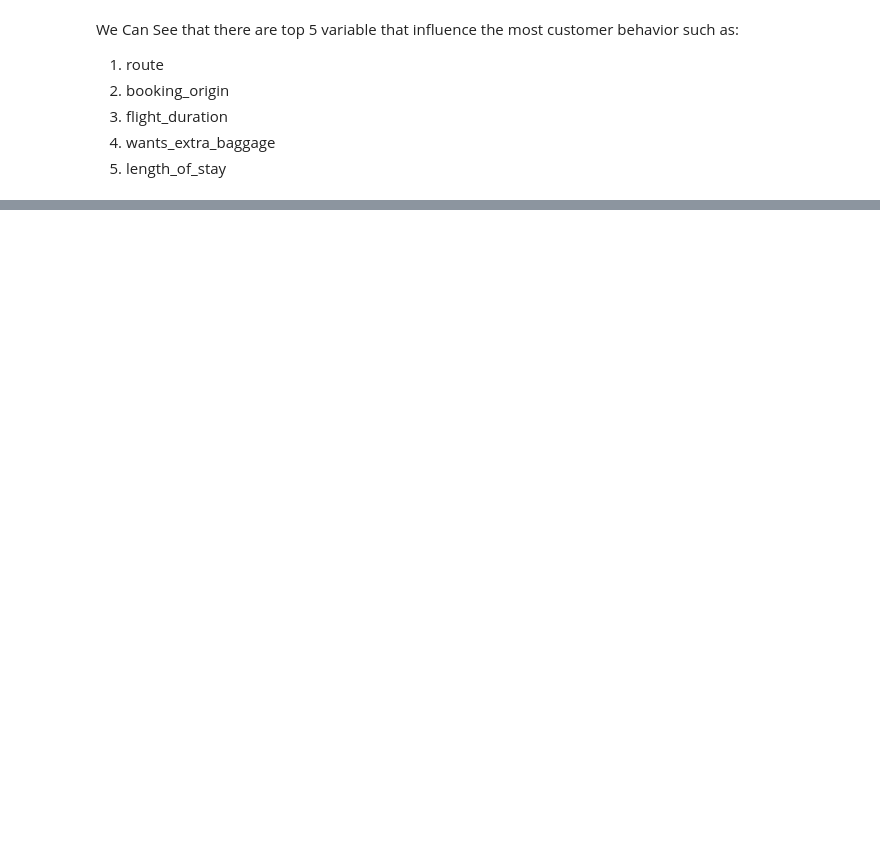
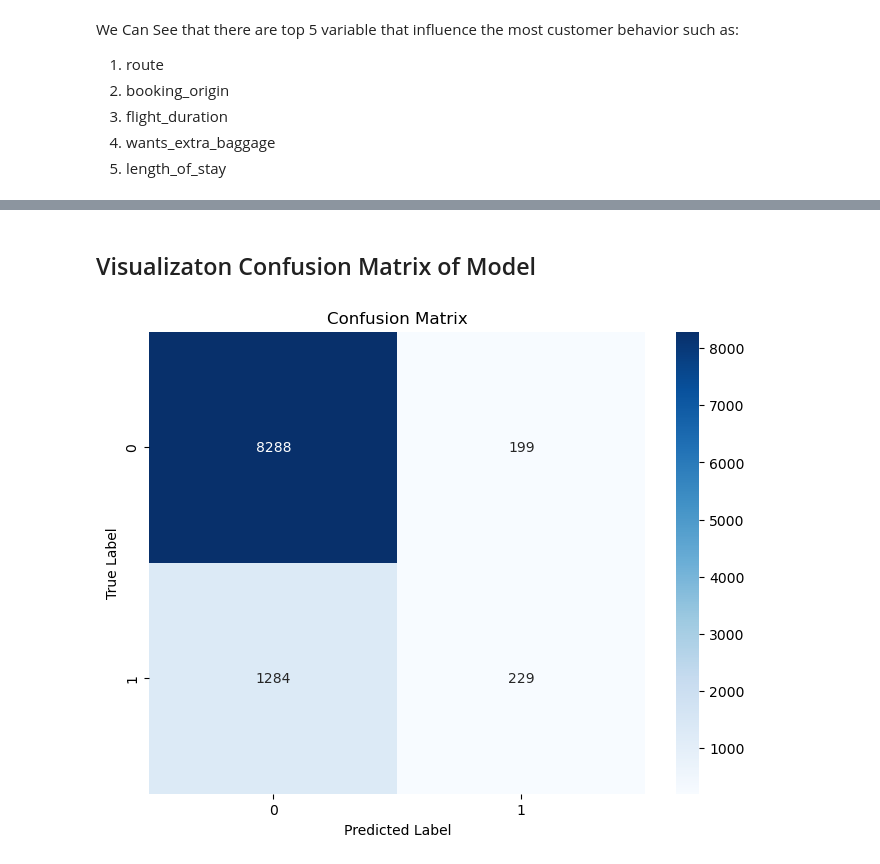
Before and after one commit to Aji-prakoso/British-Airways-Lounge-Estimation-Customer-Behavior, a Jupyter notebook: Predicting customer buying behaviour/Getting_Started.ipynb, the cells around one changed output, grey strips where cells are left out. Cells and saved outputs as stored; diff of their text form; code cells hidden in the pictures; blank space fills up the shorter version.

Commit message:
Update Preprocessing, Split Data, Train model, Hyperparameter

```diff
--- a/Predicting customer buying behaviour/Getting_Started.ipynb
+++ b/Predicting customer buying behaviour/Getting_Started.ipynb
@@ -239,0 +244,12 @@ We Can See that there are top 5 variable that influence the most customer behavi
+# %%
+# Convert categorical variables to numeric using one-hot encoding
+X = pd.get_dummies(df.drop('booking_complete', axis=1))
+y = df['booking_complete']
+
+# Split data
+X_train, X_test, y_train, y_test = train_test_split(X, y, test_size=0.2, random_state=0)
+
+# Scale numerical features
+scaler = StandardScaler()
+X_train = scaler.fit_transform(X_train)
+X_test = scaler.transform(X_test)
@@ -239,0 +258,15 @@ We Can See that there are top 5 variable that influence the most customer behavi
+# %%
+from sklearn.ensemble import RandomForestClassifier
+from sklearn.metrics import classification_report, confusion_matrix
+import seaborn as sns
+
+# Create and train model
+rf_model = RandomForestClassifier(n_estimators=100, random_state=0)
+rf_model.fit(X_train, y_train)
+
+# Make predictions
+y_pred = rf_model.predict(X_test)
+
+# Evaluate model
+print("Classification Report:")
+print(classification_report(y_test, y_pred))
@@ -239,0 +283,12 @@ We Can See that there are top 5 variable that influence the most customer behavi
+# %% [markdown]
+## Visualizaton Confusion Matrix of Model
+# %%
+# Plot confusion matrix
+plt.figure(figsize=(8,6))
+sns.heatmap(confusion_matrix(y_test, y_pred), annot=True, fmt='d', cmap='Blues')
+plt.title('Confusion Matrix')
+plt.ylabel('True Label')
+plt.xlabel('Predicted Label')
+plt.show()
+# %% [output]
+[figure, added]
```
Also changed, not shown: parts of 8 cells of this notebook.
